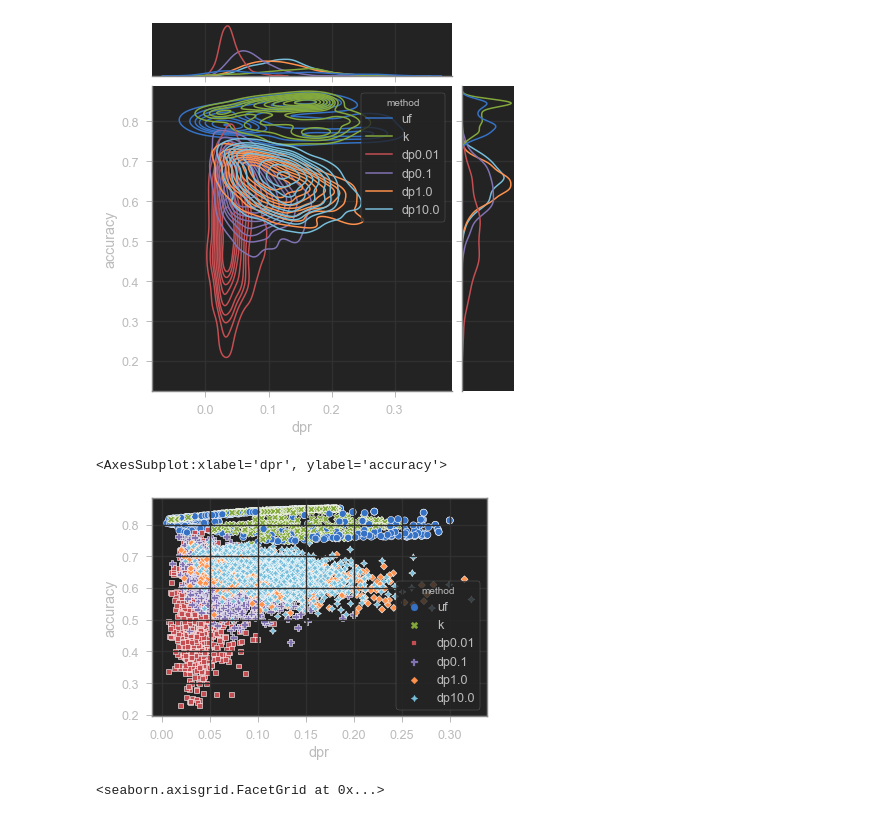
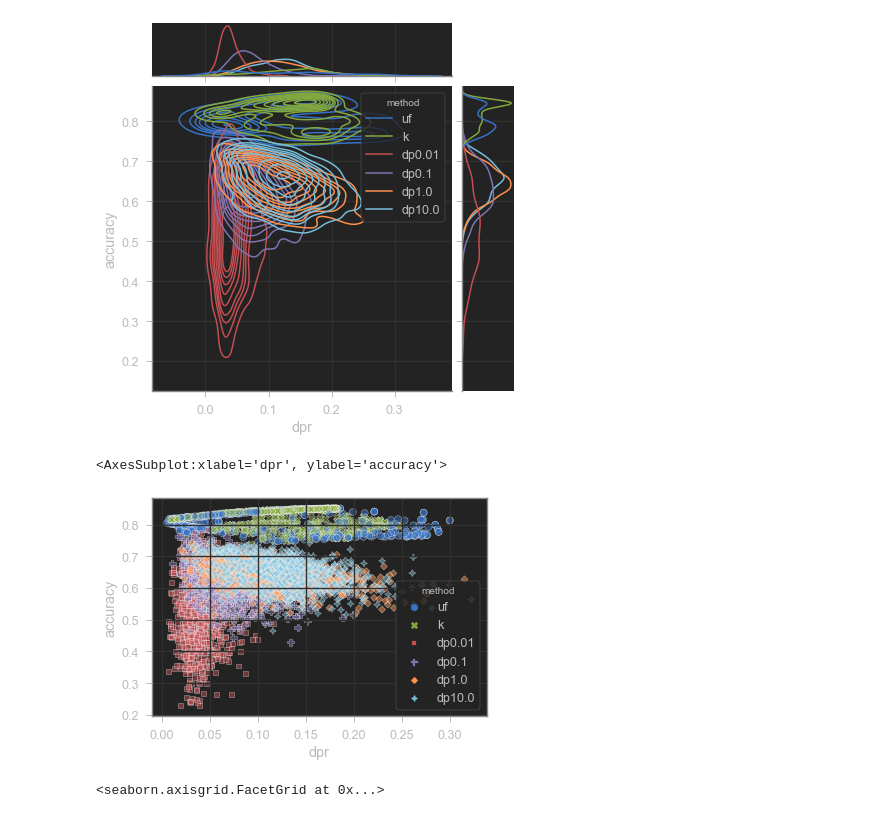
Before and after one commit to vladoxNCL/fairMDAVplus, a Jupyter notebook: Datasets/data_merge.ipynb, the cells around one changed output. Cells and saved outputs as stored; diff of their text form; code cells hidden in the pictures.

```diff
--- a/Datasets/data_merge.ipynb
+++ b/Datasets/data_merge.ipynb
@@ -175,10 +175,10 @@ sns.jointplot(data=df, x="dpr", y="accuracy", hue="method", kind="kde")
 <seaborn.axisgrid.JointGrid at 0x...>
 [figure]
 # %%
-sns.scatterplot(data=df, x="dpr", y="accuracy", hue="method", style="method")
+sns.scatterplot(data=df, x="dpr", y="accuracy", hue="method", style="method", alpha=0.5)
 # %% [output]
 <AxesSubplot:xlabel='dpr', ylabel='accuracy'>
-[figure, old version]
+[figure, new version]
 # %%
 dp_df = pd.read_csv('income_DP_Experiment_all.csv')
 dp_df.drop(['Unnamed: 0'], axis=1, inplace=True)
```
Also changed, not shown: parts of 4 cells of this notebook.
